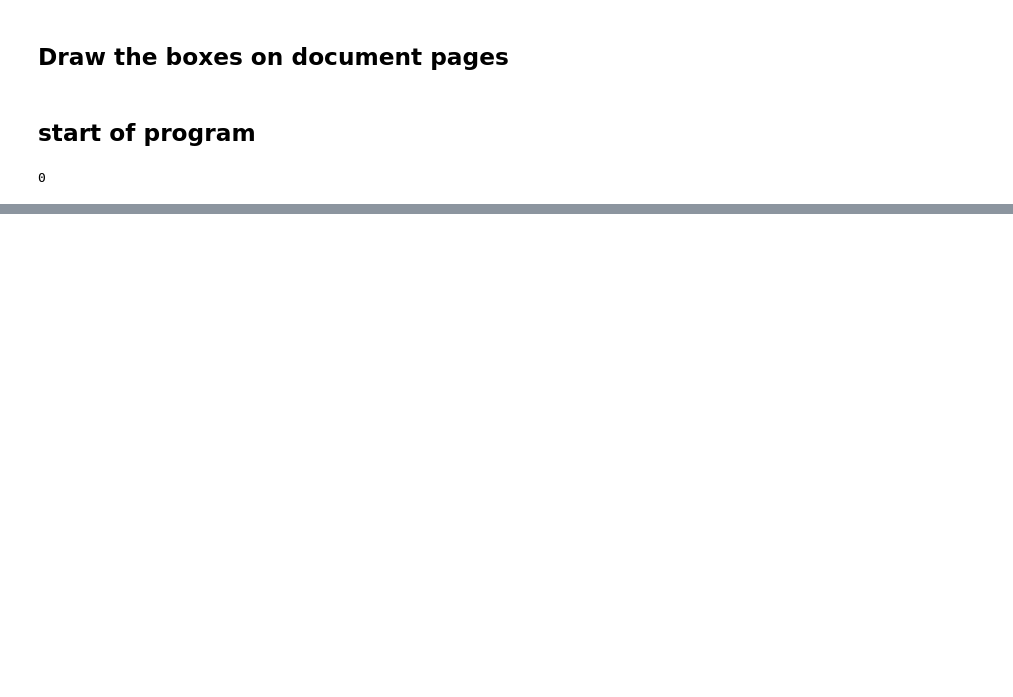
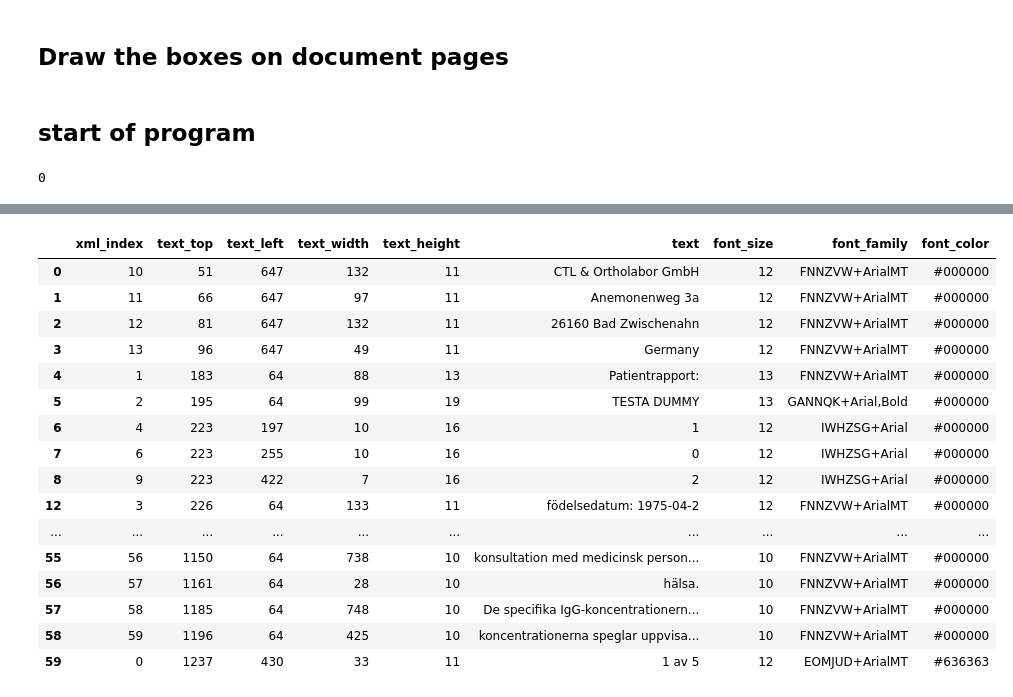
Before and after one commit to kumardeepak/document-structure, a Jupyter notebook: notebooks/DOCUMENT_STRUCTURE_MAIN_KD.ipynb, the cells around one changed output, grey strips where cells are left out. Drawn from its saved outputs; the diff is of its cells as text; code cells hidden in the pictures; blank space fills up the shorter version.

```diff
--- a/notebooks/DOCUMENT_STRUCTURE_MAIN_KD.ipynb
+++ b/notebooks/DOCUMENT_STRUCTURE_MAIN_KD.ipynb
@@ -120,10 +116,24 @@ show_df(h_df)
 # %%
-
-
-
-
-# in_df.sort_values(by=['text_top', 'text_left'], axis = 0, ascending = True, inplace=True)
-# show_df(in_df)
+in_df.sort_values(by=['text_top', 'text_left'], axis = 0, ascending = True, inplace=True)
+show_df(in_df)
+# %% [output]
+|  | xml_index | text_top | text_left | text_width | text_height | text | font_size | font_family | font_color |
+| 0 | 10 | 51 | 647 | 132 | 11 | CTL & Ortholabor GmbH | 12 | FNNZVW+ArialMT | #000000 |
+| 1 | 11 | 66 | 647 | 97 | 11 | Anemonenweg 3a | 12 | FNNZVW+ArialMT | #000000 |
+| 2 | 12 | 81 | 647 | 132 | 11 | 26160 Bad Zwischenahn | 12 | FNNZVW+ArialMT | #000000 |
+| 3 | 13 | 96 | 647 | 49 | 11 | Germany | 12 | FNNZVW+ArialMT | #000000 |
+| 4 | 1 | 183 | 64 | 88 | 13 | Patientrapport: | 13 | FNNZVW+ArialMT | #000000 |
+| 5 | 2 | 195 | 64 | 99 | 19 | TESTA DUMMY | 13 | GANNQK+Arial,Bold | #000000 |
+| 6 | 4 | 223 | 197 | 10 | 16 | 1 | 12 | IWHZSG+Arial | #000000 |
+| 7 | 6 | 223 | 255 | 10 | 16 | 0 | 12 | IWHZSG+Arial | #000000 |
+| 8 | 9 | 223 | 422 | 7 | 16 | 2 | 12 | IWHZSG+Arial | #000000 |
+| 12 | 3 | 226 | 64 | 133 | 11 | födelsedatum: 1975-04-2 | 12 | FNNZVW+ArialMT | #000000 |
+| ... | ... | ... | ... | ... | ... | ... | ... | ... | ... |
+| 55 | 56 | 1150 | 64 | 738 | 10 | konsultation med medicinsk person... | 10 | FNNZVW+ArialMT | #000000 |
+| 56 | 57 | 1161 | 64 | 28 | 10 | hälsa. | 10 | FNNZVW+ArialMT | #000000 |
+| 57 | 58 | 1185 | 64 | 748 | 10 | De specifika IgG-koncentrationern... | 10 | FNNZVW+ArialMT | #000000 |
+| 58 | 59 | 1196 | 64 | 425 | 10 | koncentrationerna speglar uppvisa... | 10 | FNNZVW+ArialMT | #000000 |
+| 59 | 0 | 1237 | 430 | 33 | 11 | 1 av 5 | 12 | EOMJUD+ArialMT | #636363 |
 # %%
 def process_block(children):
     df      = pd.read_json(children)
```
Also changed, not shown: parts of 10 cells of this notebook.
